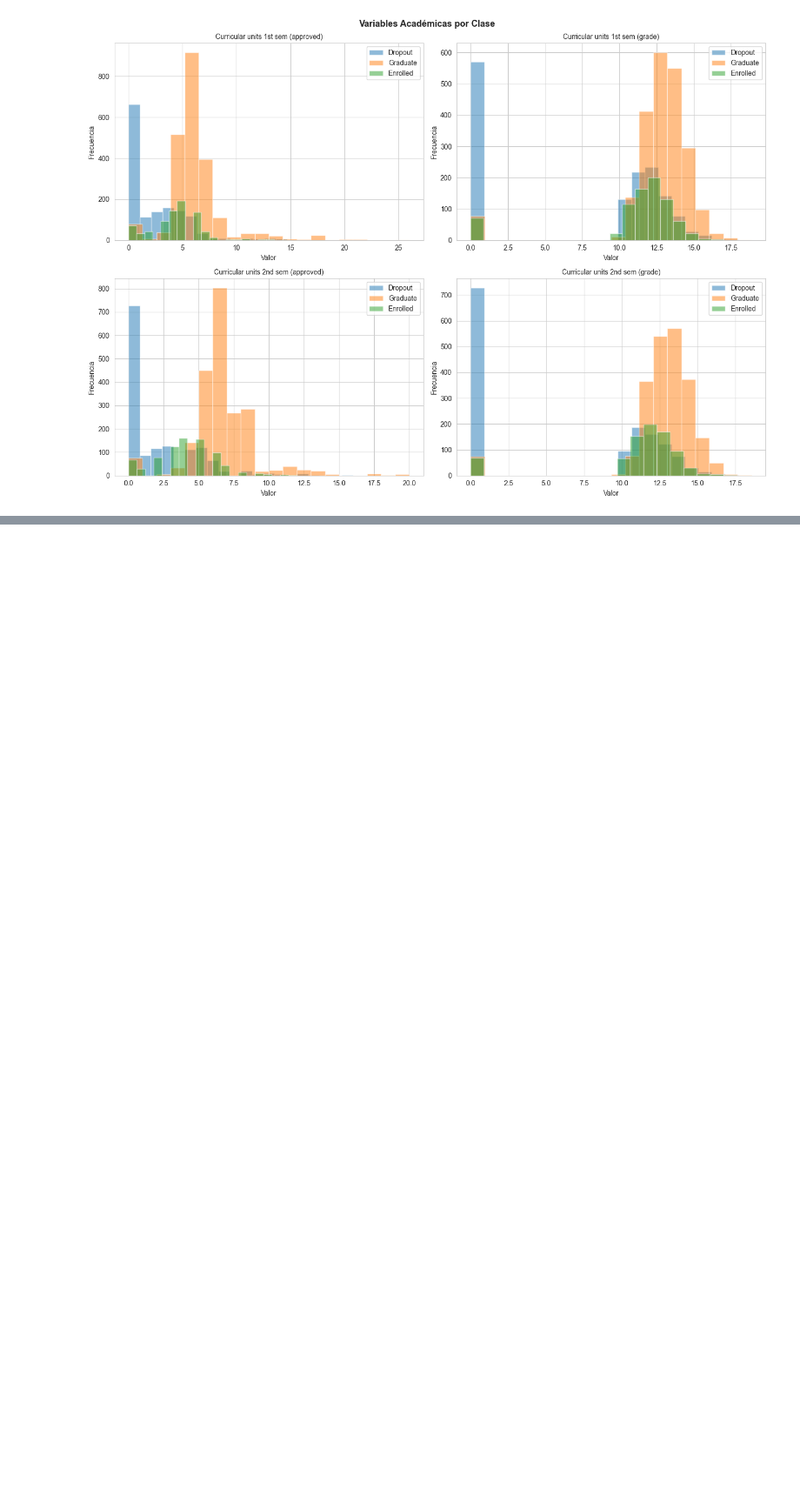
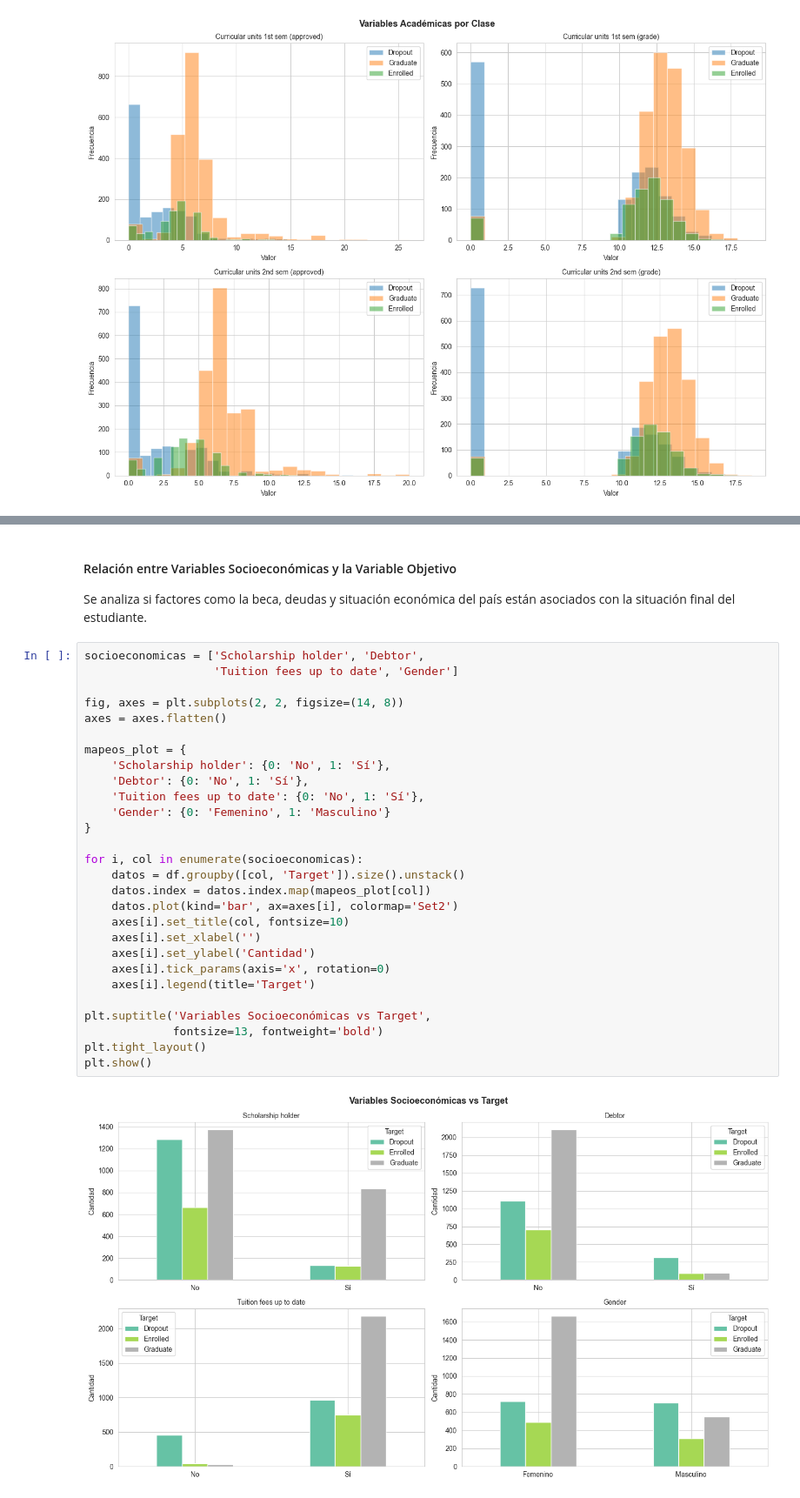
Before and after one commit to JordanOrtizMolina/StudentPerfomancePrediction, a Jupyter notebook: notebook/project.ipynb, the cells around one changed output, grey strips where cells are left out. Shown at 87% size. Cells and saved outputs as stored; diff of their text form; blank space fills up the shorter version.

```diff
--- a/notebook/project.ipynb
+++ b/notebook/project.ipynb
@@ -414,0 +726,35 @@ plt.show()
+# %% [markdown]
+#### Relación entre Variables Socioeconómicas y la Variable Objetivo
+
+Se analiza si factores como la beca, deudas y situación económica
+del país están asociados con la situación final del estudiante.
+# %%
+socioeconomicas = ['Scholarship holder', 'Debtor',
+                   'Tuition fees up to date', 'Gender']
+
+fig, axes = plt.subplots(2, 2, figsize=(14, 8))
+axes = axes.flatten()
+
+mapeos_plot = {
+    'Scholarship holder': {0: 'No', 1: 'Sí'},
+    'Debtor': {0: 'No', 1: 'Sí'},
+    'Tuition fees up to date': {0: 'No', 1: 'Sí'},
+    'Gender': {0: 'Femenino', 1: 'Masculino'}
+}
+
+for i, col in enumerate(socioeconomicas):
+    datos = df.groupby([col, 'Target']).size().unstack()
+    datos.index = datos.index.map(mapeos_plot[col])
+    datos.plot(kind='bar', ax=axes[i], colormap='Set2')
+    axes[i].set_title(col, fontsize=10)
+    axes[i].set_xlabel('')
+    axes[i].set_ylabel('Cantidad')
+    axes[i].tick_params(axis='x', rotation=0)
+    axes[i].legend(title='Target')
+
+plt.suptitle('Variables Socioeconómicas vs Target',
+             fontsize=13, fontweight='bold')
+plt.tight_layout()
+plt.show()
+# %% [output]
+[figure, added]
```
Also changed, not shown: parts of 35 cells of this notebook.
